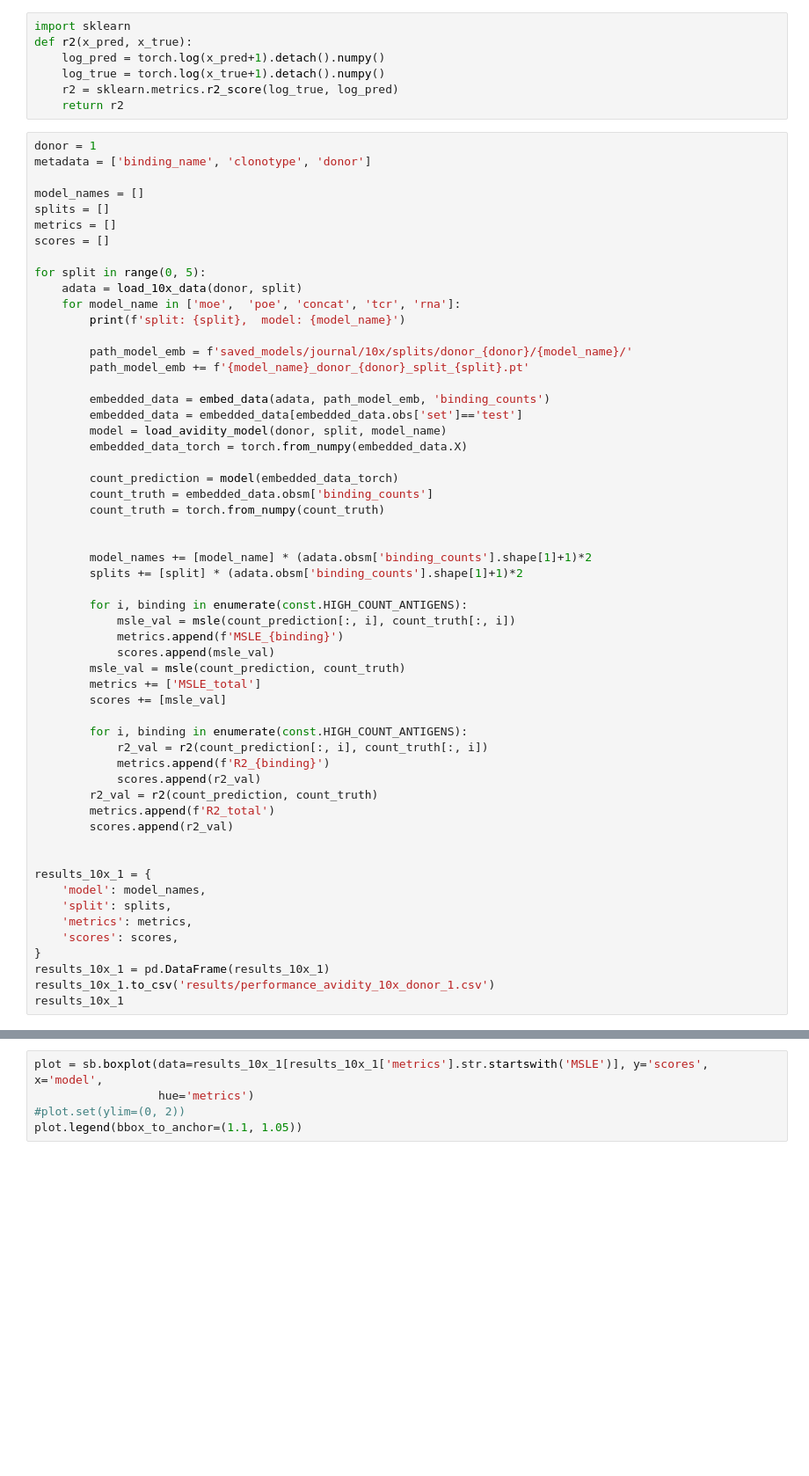
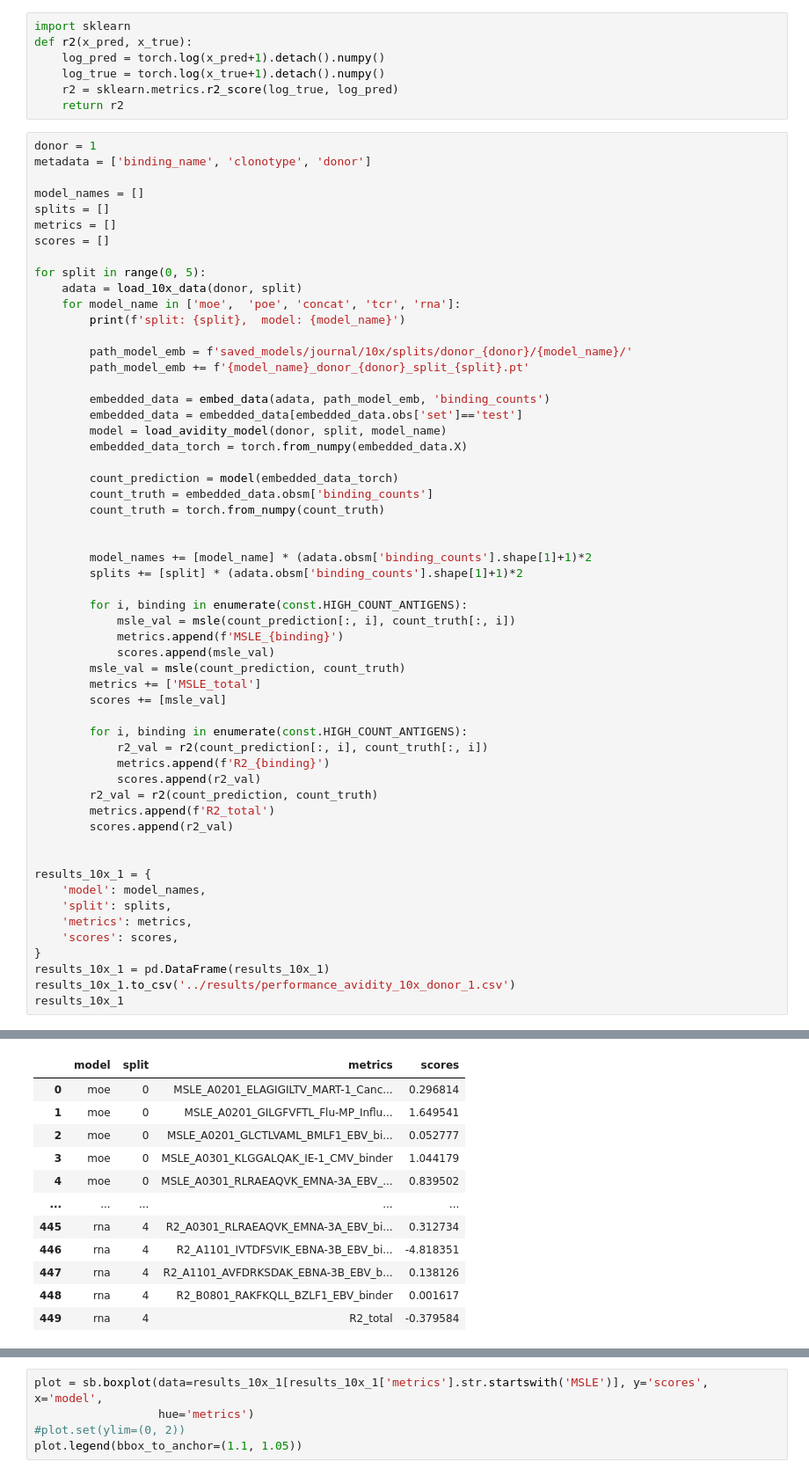
Before and after one commit to SchubertLab/mvTCR_reproducibility, a Jupyter notebook: evaluation/Evaluation_Fig_XX_Avidity.ipynb, the cells around one changed output, grey strips where cells are left out. Shown: that part at 88% size. Drawn from its saved outputs; the diff is of its cells as text; blank space fills up the shorter version.

```diff
--- a/evaluation/Evaluation_Fig_XX_Avidity.ipynb
+++ b/evaluation/Evaluation_Fig_XX_Avidity.ipynb
@@ -122,6 +122,6 @@ results_10x_1 = {
     'scores': scores,
 }
 results_10x_1 = pd.DataFrame(results_10x_1)
-results_10x_1.to_csv('results/performance_avidity_10x_donor_1.csv')
+results_10x_1.to_csv('../results/performance_avidity_10x_donor_1.csv')
 results_10x_1
 # %% [output]
@@ -128,0 +145,12 @@ Trying to set attribute `.obs` of view, copying.
+|  | model | split | metrics | scores |
+| 0 | moe | 0 | MSLE_A0201_ELAGIGILTV_MART-1_Canc... | 0.296814 |
+| 1 | moe | 0 | MSLE_A0201_GILGFVFTL_Flu-MP_Influ... | 1.649541 |
+| 2 | moe | 0 | MSLE_A0201_GLCTLVAML_BMLF1_EBV_bi... | 0.052777 |
+| 3 | moe | 0 | MSLE_A0301_KLGGALQAK_IE-1_CMV_binder | 1.044179 |
+| 4 | moe | 0 | MSLE_A0301_RLRAEAQVK_EMNA-3A_EBV_... | 0.839502 |
+| ... | ... | ... | ... | ... |
+| 445 | rna | 4 | R2_A0301_RLRAEAQVK_EMNA-3A_EBV_bi... | 0.312734 |
+| 446 | rna | 4 | R2_A1101_IVTDFSVIK_EBNA-3B_EBV_bi... | -4.818351 |
+| 447 | rna | 4 | R2_A1101_AVFDRKSDAK_EBNA-3B_EBV_b... | 0.138126 |
+| 448 | rna | 4 | R2_B0801_RAKFKQLL_BZLF1_EBV_binder | 0.001617 |
+| 449 | rna | 4 | R2_total | -0.379584 |
```
Also changed, not shown: parts of 34 cells of this notebook, 5 other files.
